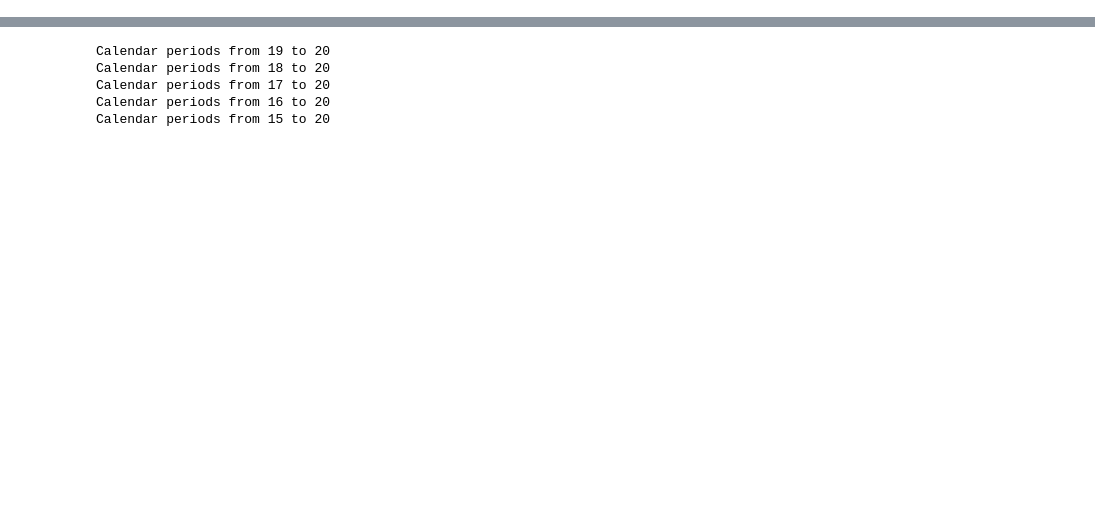
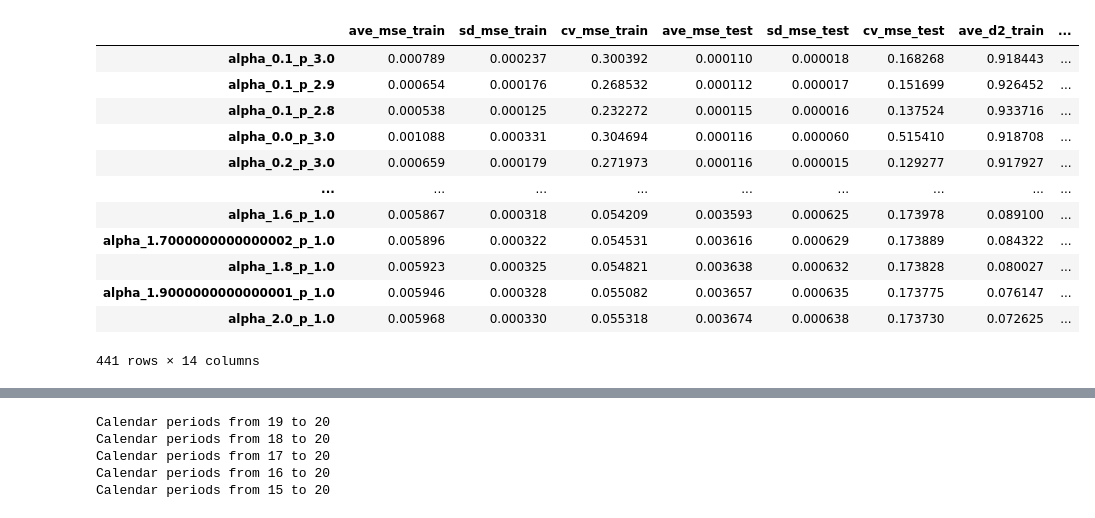
Before and after one commit to rocky-reserving/rocky, a Jupyter notebook: rocky-app/src/glm_model.ipynb, the cells around one changed output, grey strips where cells are left out. Cells and saved outputs as stored; diff of their text form; code cells hidden in the pictures; blank space fills up the shorter version.

```diff
--- a/rocky-app/src/glm_model.ipynb
+++ b/rocky-app/src/glm_model.ipynb
@@ -52,0 +90,16 @@ cv = TriangleTimeSeriesSplit(r.paid_loss, n_splits=5)
+# %%
+cv.tweedie_result.sort_values('ave_mse_test')
+# %% [output]
+|  | ave_mse_train | sd_mse_train | cv_mse_train | ave_mse_test | sd_mse_test | cv_mse_test | ave_d2_train | ... |
+| alpha_0.1_p_3.0 | 0.000789 | 0.000237 | 0.300392 | 0.000110 | 0.000018 | 0.168268 | 0.918443 | ... |
+| alpha_0.1_p_2.9 | 0.000654 | 0.000176 | 0.268532 | 0.000112 | 0.000017 | 0.151699 | 0.926452 | ... |
+| alpha_0.1_p_2.8 | 0.000538 | 0.000125 | 0.232272 | 0.000115 | 0.000016 | 0.137524 | 0.933716 | ... |
+| alpha_0.0_p_3.0 | 0.001088 | 0.000331 | 0.304694 | 0.000116 | 0.000060 | 0.515410 | 0.918708 | ... |
+| alpha_0.2_p_3.0 | 0.000659 | 0.000179 | 0.271973 | 0.000116 | 0.000015 | 0.129277 | 0.917927 | ... |
+| ... | ... | ... | ... | ... | ... | ... | ... | ... |
+| alpha_1.6_p_1.0 | 0.005867 | 0.000318 | 0.054209 | 0.003593 | 0.000625 | 0.173978 | 0.089100 | ... |
+| alpha_1.7000000000000002_p_1.0 | 0.005896 | 0.000322 | 0.054531 | 0.003616 | 0.000629 | 0.173889 | 0.084322 | ... |
+| alpha_1.8_p_1.0 | 0.005923 | 0.000325 | 0.054821 | 0.003638 | 0.000632 | 0.173828 | 0.080027 | ... |
+| alpha_1.9000000000000001_p_1.0 | 0.005946 | 0.000328 | 0.055082 | 0.003657 | 0.000635 | 0.173775 | 0.076147 | ... |
+| alpha_2.0_p_1.0 | 0.005968 | 0.000330 | 0.055318 | 0.003674 | 0.000638 | 0.173730 | 0.072625 | ... |
+441 rows × 14 columns
```
Also changed, not shown: parts of 19 cells of this notebook, 10 other files.
